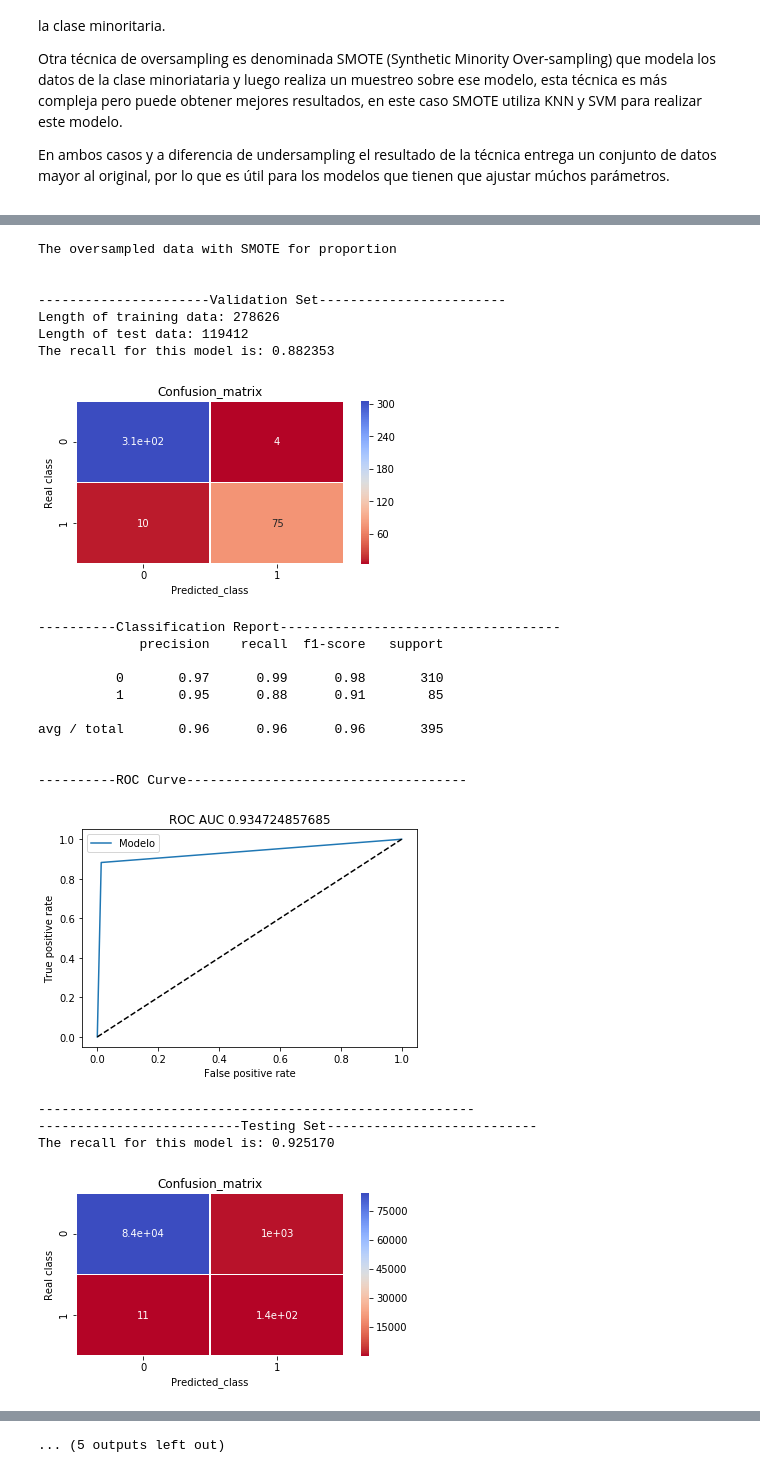
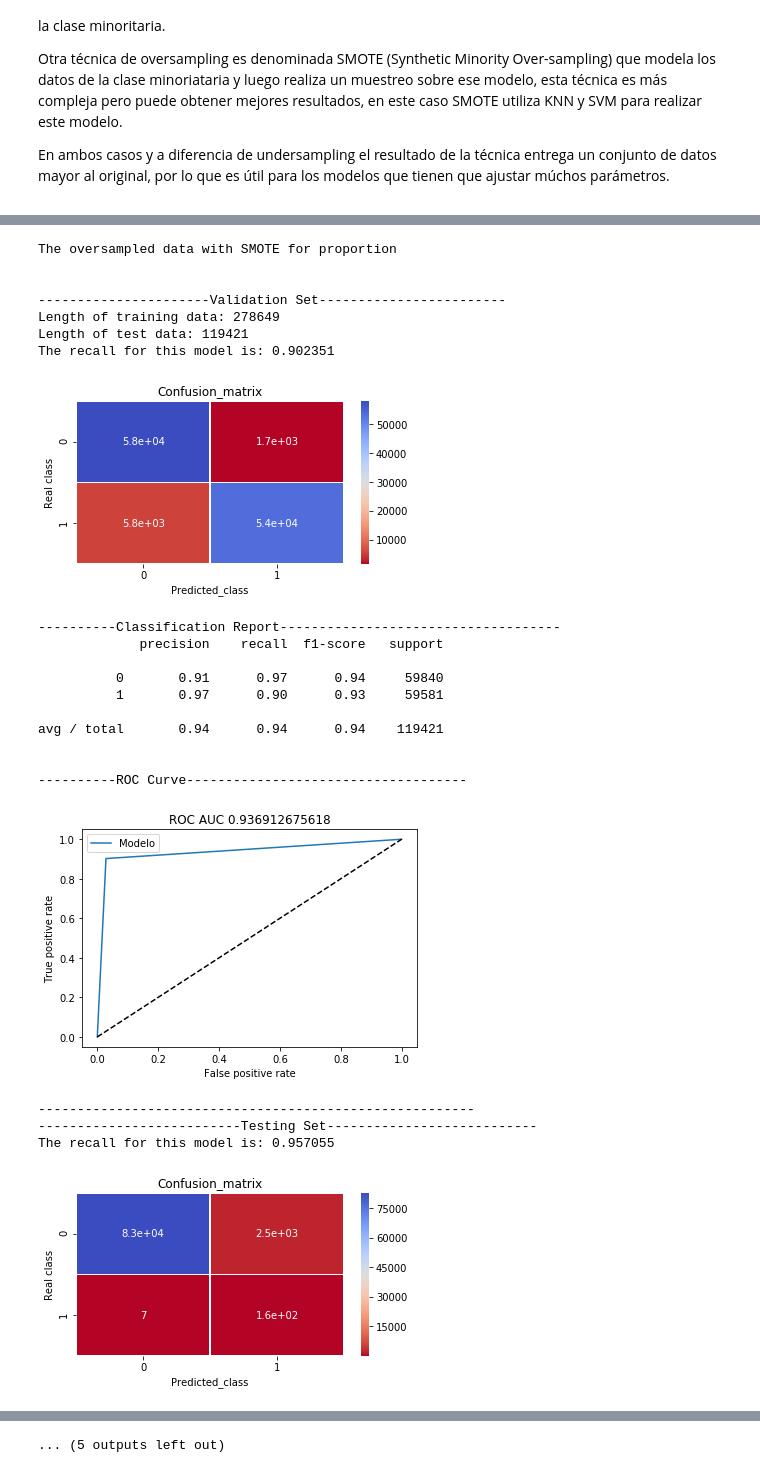
Before and after one commit to cvalenzu/ML-2017, a Jupyter notebook: hw2/Tarea 2.ipynb, the cells around one changed output, grey strips where cells are left out. Drawn from its saved outputs; the diff is of its cells as text; code cells hidden in the pictures.

```diff
--- a/hw2/Tarea 2.ipynb
+++ b/hw2/Tarea 2.ipynb
@@ -585,7 +585,7 @@ La columna Time no será procesada tomando como supuesto independencia entre los
 - ¿Qué métricas se pueden calcular de ésta y cuáles nos serán útiles en este experimento?
 - ¿Qué es una curva ROC y qué relación tiene con la matriz de confusión?
 # %%
-from sklearn.metrics import roc_curve,roc_auc_score
+from sklearn.metrics import roc_curve,roc_auc_score, precision_score
 
 def model(model,features_train,features_test,labels_train,labels_test):
     clf = model
@@ -619,7 +619,8 @@ def model(model,features_train,features_test,labels_train,labels_test):
     plt.show()
     print "\n--------------------------------------------------------"
 
-    return((float(cnf_matrix[1,1])/(cnf_matrix[1,1]+cnf_matrix[1,0])))
+
+    return precision_score(labels_test,pred)
 # %% [markdown]
 ##### ¿Que es una matriz de confusión?
 Es una herramienta para visualizar la predicción de un modelo de clasificación, cada columna de esta matriz representa la clase que el modelo predijo ($\hat{y}$) y las filas de la matriz son las clases reales.
@@ -914,56 +945,56 @@ from sklearn import tree
 
 x_tr2 = x_tr.drop("Class",axis=1)
 
 results_logistic = {}
 results_tree = {}
 
 print "The oversampled data with SMOTE for proportion\n"
 os = SMOTE(random_state=0)
 oversampled_data,os_y=os.fit_sample(x_tr2,y_tr.values.reshape(-1))
 oversampled_data = pd.DataFrame(oversampled_data)
 oversampled_data.columns = x_tr2.columns
 oversampled_data["Class"] = os_y
 
 print "\n----------------------Validation Set------------------------"
 over_x,over_xt,over_yx,over_yxt=data_prepration(oversampled_data)
 clf=LogisticRegression()
-score_val = model(clf,under_x,under_xt,under_yx,under_yxt)
+score_val = model(clf,over_x,over_xt,over_yx,over_yxt)
 print "--------------------------Testing Set---------------------------"
-score = model(clf,under_x,x_ts,under_yx,y_ts)
+score = model(clf,over_x,x_ts,over_yx,y_ts)
 print "---------------------------------------------------------------"
 results_logistic["SMOTE"] = {"Validation": score_val,"Testing":score}
 
 
 clf=tree.DecisionTreeClassifier()
-score_val = model(clf,under_x,under_xt,under_yx,under_yxt)
+score_val = model(clf,over_x,over_xt,over_yx,over_yxt)
 print "--------------------------Testing Set---------------------------"
-score = model(clf,under_x,x_ts,under_yx,y_ts)
+score = model(clf,over_x,x_ts,over_yx,y_ts)
 print "---------------------------------------------------------------"
 results_tree["SMOTE"] = {"Validation": score_val,"Testing":score}
 # %% [output]
 The oversampled data with SMOTE for proportion
 
 
 ----------------------Validation Set------------------------
-Length of training data: 278626
-Length of test data: 119412
-The recall for this model is: 0.882353
+Length of training data: 278649
+Length of test data: 119421
+The recall for this model is: 0.902351
-[figure, old version]
+[figure, new version]
 ----------Classification Report------------------------------------
              precision    recall  f1-score   support
 
-          0       0.97      0.99      0.98       310
-          1       0.95      0.88      0.91        85
+          0       0.91      0.97      0.94     59840
+          1       0.97      0.90      0.93     59581
 
-avg / total       0.96      0.96      0.96       395
+avg / total       0.94      0.94      0.94    119421
 
 
 ----------ROC Curve------------------------------------
-[figure, old version]
+[figure, new version]
 --------------------------------------------------------
 --------------------------Testing Set---------------------------
-The recall for this model is: 0.925170
+The recall for this model is: 0.957055
-[figure, old version]
+[figure, new version]
 ----------Classification Report------------------------------------
              precision    recall  f1-score   support
 
```
Also changed, not shown: parts of 15 cells of this notebook.
